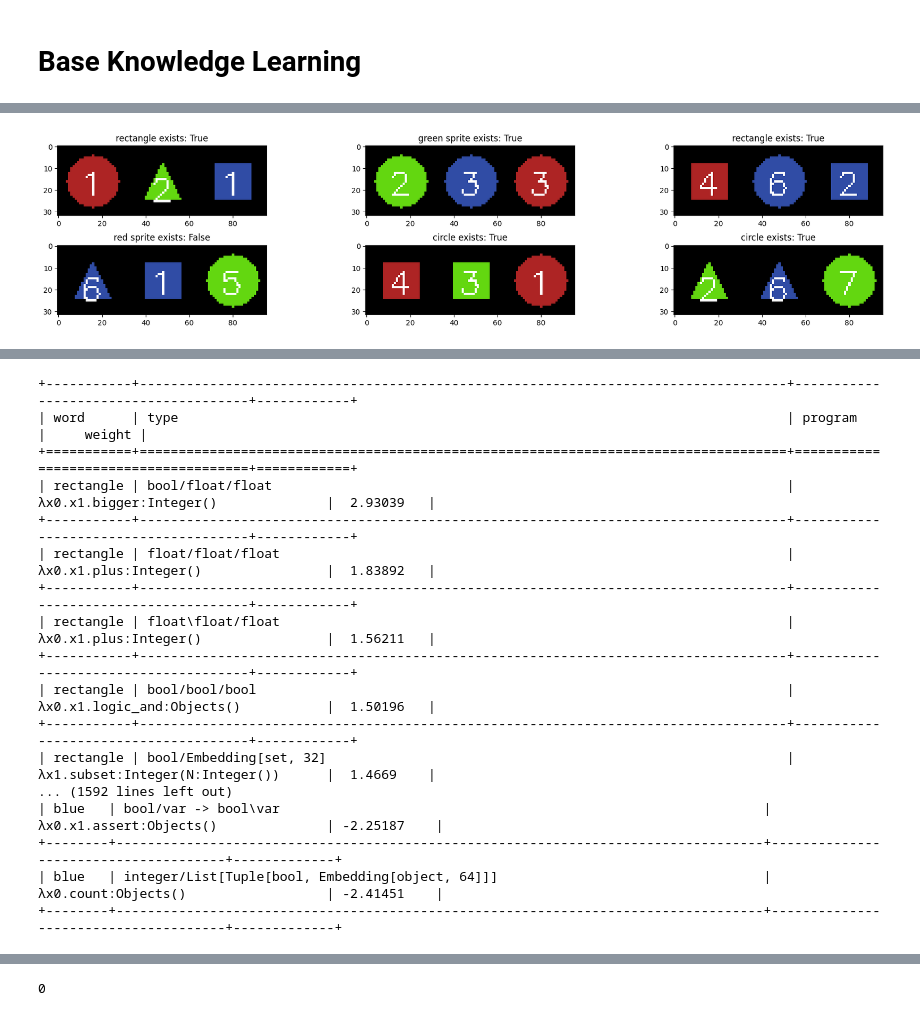
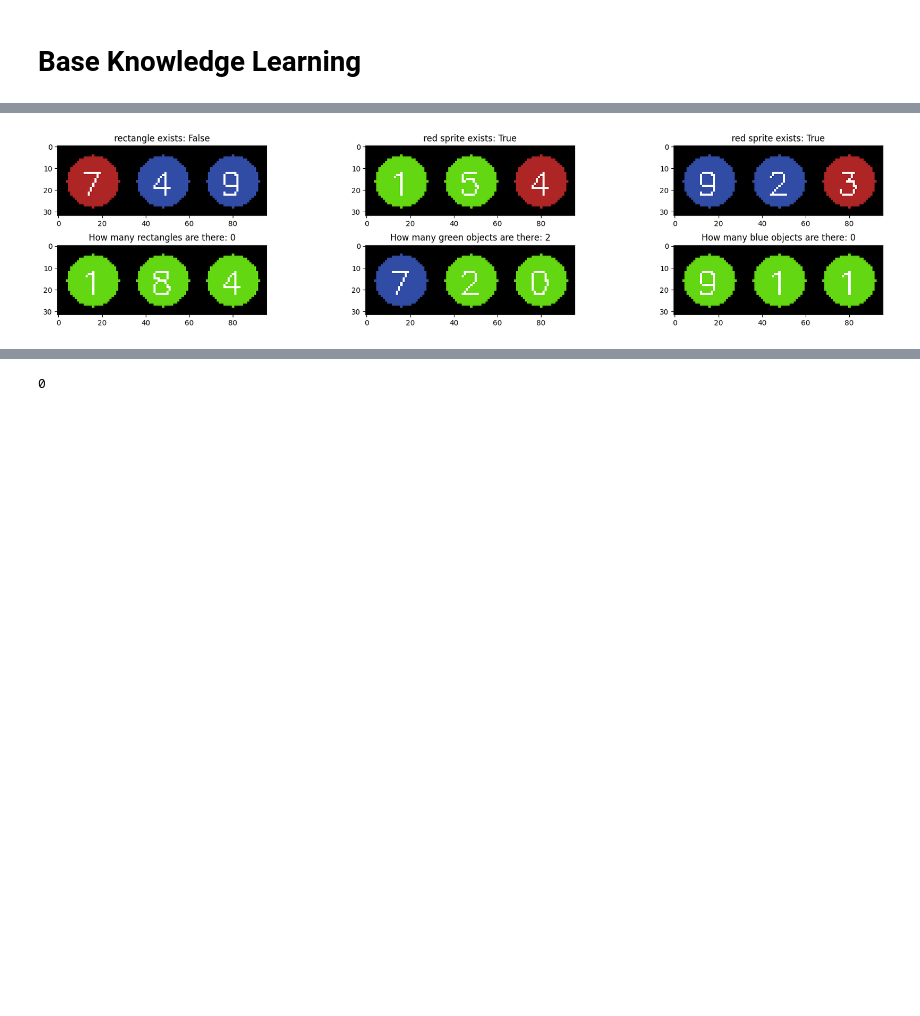
Before and after one commit to ZongjingLi/MetaLearner, a Jupyter notebook: debug_domain.ipynb, the cells around one changed output, grey strips where cells are left out. Cells and saved outputs as stored; diff of their text form; code cells hidden in the pictures; blank space fills up the shorter version.

```diff
--- a/debug_domain.ipynb
+++ b/debug_domain.ipynb
@@ -1,11 +1,23 @@
 # %%
+
+seed = 42
+import random
+random.seed(seed)
+
+import torch
+torch.manual_seed(seed)
+
+import numpy as np
+np.random.seed(42)
+
 import matplotlib.pyplot as plt
-from datasets.mathprim.marked_integer_dataset import MixedSprites3Dataset
+from datasets.baseprim.marked_integer_dataset import MixedSprites3Dataset
 
 from datasets.baseprim.shape3 import Shapes3Dataset
 
-train_dataset = MixedSprites3Dataset(dataset_size=1024 // 1)  # create a dataset with 1024 samples
-test_dataset = MixedSprites3Dataset(dataset_size=128)  # create a dataset with 128 samples for testing
+percent = 0.5
+train_dataset = MixedSprites3Dataset(dataset_size=1024 // 1, p = percent)  # create a dataset with 1024 samples
+test_dataset = MixedSprites3Dataset(dataset_size=128, p = percent)  # create a dataset with 128 samples for testing
 
 #train_dataset = Shapes3Dataset(dataset_size = 1024)
 #test_dataset = Shapes3Dataset(dataset_size = 128)
@@ -43,8 +42,11 @@ pass
 # Base Knowledge Learning
 # %%
 from core.learn import AutoLearnSchedule
-train_logic_dataset = train_dataset.filter(lambda x : x["question_type"] == "boolean")
-test_logic_dataset = test_dataset.filter(lambda x : x["question_type"] == "boolean")
+from helchriss.logger import set_logger_output_file
+
+valid_types = ["boolean", "arithmetic"]
+train_logic_dataset = train_dataset.filter(lambda x : x["question_type"] in valid_types)
+test_logic_dataset = test_dataset.filter(lambda x : x["question_type"] in valid_types)
 
 # Now let's visualize a few samples from the dataset:
 
@@ -52,13 +54,9 @@ test_logic_dataset = test_dataset.filter(lambda x : x["question_type"] == "boole
 plt.figure(figsize=(18, 4))
 for i in range(6):
     plt.subplot(2, 3, i + 1)
-    plt.imshow(train_logic_dataset[i]['image'].permute(1, 2, 0).numpy()[..., ::-1] * 0.5 + 0.5)
+    plt.imshow(train_logic_dataset[i]['image'].permute(1, 2, 0).numpy()[..., ::-1])
     plt.title(train_logic_dataset[i]['query'] + ': ' + str(train_dataset[i]['answer']))
     #stprint(train_dataset[i])
 plt.tight_layout()
 plt.show()
-
-learner.cheat = 1
-schedule = AutoLearnSchedule(train_logic_dataset)
-schedule.procedual_train(learner, lr = 1e-3)
 # %% [output]
@@ -67 +65 @@ schedule.procedual_train(learner, lr = 1e-3)
-[figure, old version]
+[figure, new version]
@@ -73,17 +65,0 @@ schedule.procedual_train(learner, lr = 1e-3)
-+-----------+-----------------------------------------------------------------------------------+--------------------------------------+------------+
-| word      | type                                                                              | program                              |     weight |
-+===========+===================================================================================+======================================+============+
-| rectangle | bool/float/float                                                                  | λx0.x1.bigger:Integer()              |  2.93039   |
-+-----------+-----------------------------------------------------------------------------------+--------------------------------------+------------+
-| rectangle | float/float/float                                                                 | λx0.x1.plus:Integer()                |  1.83892   |
-+-----------+-----------------------------------------------------------------------------------+--------------------------------------+------------+
-| rectangle | float\float/float                                                                 | λx0.x1.plus:Integer()                |  1.56211   |
-+-----------+-----------------------------------------------------------------------------------+--------------------------------------+------------+
-| rectangle | bool/bool/bool                                                                    | λx0.x1.logic_and:Objects()           |  1.50196   |
-+-----------+-----------------------------------------------------------------------------------+--------------------------------------+------------+
-| rectangle | bool/Embedding[set, 32]                                                           | λx1.subset:Integer(N:Integer())      |  1.4669    |
-... (1592 lines left out)
-| blue   | bool/var -> bool\var                                                              | λx0.x1.assert:Objects()              | -2.25187    |
-+--------+-----------------------------------------------------------------------------------+--------------------------------------+-------------+
-| blue   | integer/List[Tuple[bool, Embedding[object, 64]]]                                  | λx0.count:Objects()                  | -2.41451    |
-+--------+-----------------------------------------------------------------------------------+--------------------------------------+-------------+
```
Also changed, not shown: parts of 14 cells of this notebook, 46 other files.
